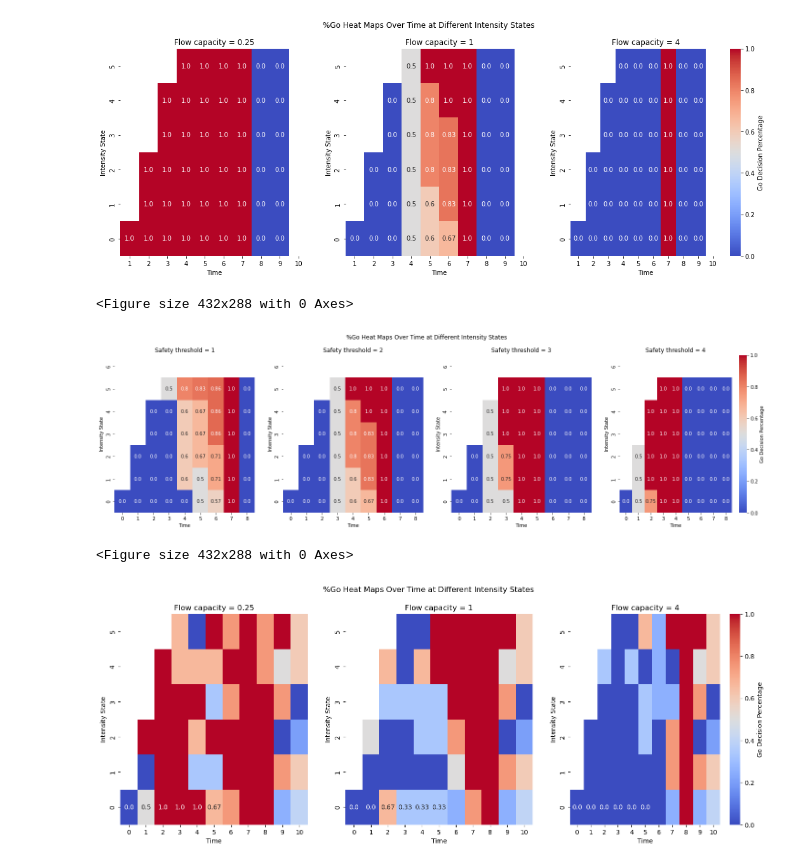
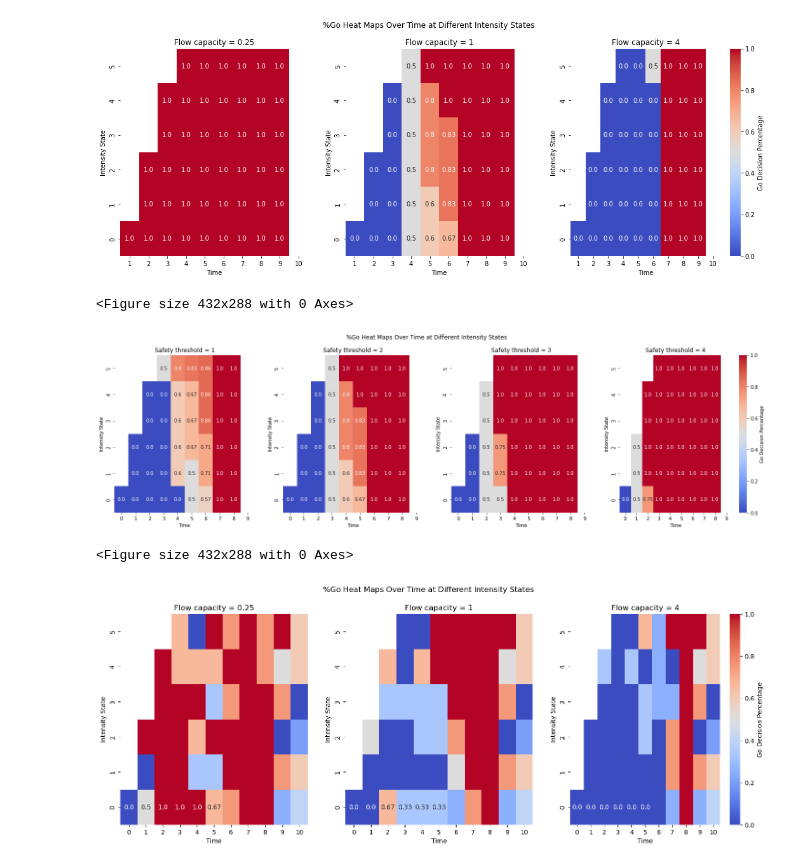
Before and after one commit to songmath-thunderain/msp_models_for_adaptive_disaster_relief_logistics_planning, a Jupyter notebook: Python/output/case-study/table-and-figure/plot-multi-WS-heatmap.ipynb, the cells around one changed output. Drawn from its saved outputs; the diff is of its cells as text; code cells hidden in the pictures.

```diff
--- a/Python/output/case-study/table-and-figure/plot-multi-WS-heatmap.ipynb
+++ b/Python/output/case-study/table-and-figure/plot-multi-WS-heatmap.ipynb
@@ -13,9 +13,9 @@ def create_heatmap_data(data, max_time, max_intensity):
 # %%
 # Example list of heat maps
 heat_maps = [
-    {(0, 0): 1.0, (1, 0): 1.0, (2, 0): 1.0, (3, 0): 1.0, (4, 0): 1.0, (5, 0): 1.0, (6, 0): 1.0, (7, 0): 0.0, (8, 0): 0.0, (0, 1): -1, (1, 1): 1.0, (2, 1): 1.0, (3, 1): 1.0, (4, 1): 1.0, (5, 1): 1.0, (6, 1): 1.0, (7, 1): 0.0, (8, 1): 0.0, (0, 2): -1, (1, 2): 1.0, (2, 2): 1.0, (3, 2): 1.0, (4, 2): 1.0, (5, 2): 1.0, (6, 2): 1.0, (7, 2): 0.0, (8, 2): 0.0, (0, 3): -1, (1, 3): -1, (2, 3): 1.0, (3, 3): 1.0, (4, 3): 1.0, (5, 3): 1.0, (6, 3): 1.0, (7, 3): 0.0, (8, 3): 0.0, (0, 4): -1, (1, 4): -1, (2, 4): 1.0, (3, 4): 1.0, (4, 4): 1.0, (5, 4): 1.0, (6, 4): 1.0, (7, 4): 0.0, (8, 4): 0.0, (0, 5): -1, (1, 5): -1, (2, 5): -1, (3, 5): 1.0, (4, 5): 1.0, (5, 5): 1.0, (6, 5): 1.0, (7, 5): 0.0, (8, 5): 0.0},
-    {(0, 0): 0.0, (1, 0): 0.0, (2, 0): 0.0, (3, 0): 0.5, (4, 0): 0.6, (5, 0): 0.6666666666666666, (6, 0): 1.0, (7, 0): 0.0, (8, 0): 0.0, (0, 1): -1, (1, 1): 0.0, (2, 1): 0.0, (3, 1): 0.5, (4, 1): 0.6, (5, 1): 0.8333333333333334, (6, 1): 1.0, (7, 1): 0.0, (8, 1): 0.0, (0, 2): -1, (1, 2): 0.0, (2, 2): 0.0, (3, 2): 0.5, (4, 2): 0.8, (5, 2): 0.8333333333333334, (6, 2): 1.0, (7, 2): 0.0, (8, 2): 0.0, (0, 3): -1, (1, 3): -1, (2, 3): 0.0, (3, 3): 0.5, (4, 3): 0.8, (5, 3): 0.8333333333333334, (6, 3): 1.0, (7, 3): 0.0, (8, 3): 0.0, (0, 4): -1, (1, 4): -1, (2, 4): 0.0, (3, 4): 0.5, (4, 4): 0.8, (5, 4): 1.0, (6, 4): 1.0, (7, 4): 0.0, (8, 4): 0.0, (0, 5): -1, (1, 5): -1, (2, 5): -1, (3, 5): 0.5, (4, 5): 1.0, (5, 5): 1.0, (6, 5): 1.0, (7, 5): 0.0, (8, 5): 0.0},
-    {(0, 0): 0.0, (1, 0): 0.0, (2, 0): 0.0, (3, 0): 0.0, (4, 0): 0.0, (5, 0): 0.0, (6, 0): 1.0, (7, 0): 0.0, (8, 0): 0.0, (0, 1): -1, (1, 1): 0.0, (2, 1): 0.0, (3, 1): 0.0, (4, 1): 0.0, (5, 1): 0.0, (6, 1): 1.0, (7, 1): 0.0, (8, 1): 0.0, (0, 2): -1, (1, 2): 0.0, (2, 2): 0.0, (3, 2): 0.0, (4, 2): 0.0, (5, 2): 0.0, (6, 2): 1.0, (7, 2): 0.0, (8, 2): 0.0, (0, 3): -1, (1, 3): -1, (2, 3): 0.0, (3, 3): 0.0, (4, 3): 0.0, (5, 3): 0.0, (6, 3): 1.0, (7, 3): 0.0, (8, 3): 0.0, (0, 4): -1, (1, 4): -1, (2, 4): 0.0, (3, 4): 0.0, (4, 4): 0.0, (5, 4): 0.0, (6, 4): 1.0, (7, 4): 0.0, (8, 4): 0.0, (0, 5): -1, (1, 5): -1, (2, 5): -1, (3, 5): 0.0, (4, 5): 0.0, (5, 5): 0.5, (6, 5): 1.0, (7, 5): 0.0, (8, 5): 0.0}
+    {(0, 0): 1.0, (1, 0): 1.0, (2, 0): 1.0, (3, 0): 1.0, (4, 0): 1.0, (5, 0): 1.0, (6, 0): 1.0, (7, 0): 1.0, (8, 0): 1.0, (0, 1): -1, (1, 1): 1.0, (2, 1): 1.0, (3, 1): 1.0, (4, 1): 1.0, (5, 1): 1.0, (6, 1): 1.0, (7, 1): 1.0, (8, 1): 1.0, (0, 2): -1, (1, 2): 1.0, (2, 2): 1.0, (3, 2): 1.0, (4, 2): 1.0, (5, 2): 1.0, (6, 2): 1.0, (7, 2): 1.0, (8, 2): 1.0, (0, 3): -1, (1, 3): -1, (2, 3): 1.0, (3, 3): 1.0, (4, 3): 1.0, (5, 3): 1.0, (6, 3): 1.0, (7, 3): 1.0, (8, 3): 1.0, (0, 4): -1, (1, 4): -1, (2, 4): 1.0, (3, 4): 1.0, (4, 4): 1.0, (5, 4): 1.0, (6, 4): 1.0, (7, 4): 1.0, (8, 4): 1.0, (0, 5): -1, (1, 5): -1, (2, 5): -1, (3, 5): 1.0, (4, 5): 1.0, (5, 5): 1.0, (6, 5): 1.0, (7, 5): 1.0, (8, 5): 1.0},
+    {(0, 0): 0.0, (1, 0): 0.0, (2, 0): 0.0, (3, 0): 0.5, (4, 0): 0.6, (5, 0): 0.6666666666666666, (6, 0): 1.0, (7, 0): 1.0, (8, 0): 1.0, (0, 1): -1, (1, 1): 0.0, (2, 1): 0.0, (3, 1): 0.5, (4, 1): 0.6, (5, 1): 0.8333333333333334, (6, 1): 1.0, (7, 1): 1.0, (8, 1): 1.0, (0, 2): -1, (1, 2): 0.0, (2, 2): 0.0, (3, 2): 0.5, (4, 2): 0.8, (5, 2): 0.8333333333333334, (6, 2): 1.0, (7, 2): 1.0, (8, 2): 1.0, (0, 3): -1, (1, 3): -1, (2, 3): 0.0, (3, 3): 0.5, (4, 3): 0.8, (5, 3): 0.8333333333333334, (6, 3): 1.0, (7, 3): 1.0, (8, 3): 1.0, (0, 4): -1, (1, 4): -1, (2, 4): 0.0, (3, 4): 0.5, (4, 4): 0.8, (5, 4): 1.0, (6, 4): 1.0, (7, 4): 1.0, (8, 4): 1.0, (0, 5): -1, (1, 5): -1, (2, 5): -1, (3, 5): 0.5, (4, 5): 1.0, (5, 5): 1.0, (6, 5): 1.0, (7, 5): 1.0, (8, 5): 1.0},
+    {(0, 0): 0.0, (1, 0): 0.0, (2, 0): 0.0, (3, 0): 0.0, (4, 0): 0.0, (5, 0): 0.0, (6, 0): 1.0, (7, 0): 1.0, (8, 0): 1.0, (0, 1): -1, (1, 1): 0.0, (2, 1): 0.0, (3, 1): 0.0, (4, 1): 0.0, (5, 1): 0.0, (6, 1): 1.0, (7, 1): 1.0, (8, 1): 1.0, (0, 2): -1, (1, 2): 0.0, (2, 2): 0.0, (3, 2): 0.0, (4, 2): 0.0, (5, 2): 0.0, (6, 2): 1.0, (7, 2): 1.0, (8, 2): 1.0, (0, 3): -1, (1, 3): -1, (2, 3): 0.0, (3, 3): 0.0, (4, 3): 0.0, (5, 3): 0.0, (6, 3): 1.0, (7, 3): 1.0, (8, 3): 1.0, (0, 4): -1, (1, 4): -1, (2, 4): 0.0, (3, 4): 0.0, (4, 4): 0.0, (5, 4): 0.0, (6, 4): 1.0, (7, 4): 1.0, (8, 4): 1.0, (0, 5): -1, (1, 5): -1, (2, 5): -1, (3, 5): 0.0, (4, 5): 0.0, (5, 5): 0.5, (6, 5): 1.0, (7, 5): 1.0, (8, 5): 1.0}
 ]
 
 # Titles for each subplot
@@ -60,15 +60,15 @@ plt.suptitle('%Go Heat Maps Over Time at Different Intensity States')
 plt.show()
 plt.savefig("Go_heat_fc-D.png")
 # %% [output]
-[figure, old version]
+[figure, new version]
 <Figure size 432x288 with 0 Axes>
 # %%
 # Example of multiple inventory heat maps
 heat_maps = [
-    {(0, 0): 0.0, (1, 0): 0.0, (2, 0): 0.0, (3, 0): 0.0, (4, 0): 0.0, (5, 0): 0.5, (6, 0): 0.5714285714285714, (7, 0): 1.0, (8, 0): 0.0, (0, 1): -1, (1, 1): 0.0, (2, 1): 0.0, (3, 1): 0.0, (4, 1): 0.6, (5, 1): 0.5, (6, 1): 0.7142857142857143, (7, 1): 1.0, (8, 1): 0.0, (0, 2): -1, (1, 2): 0.0, (2, 2): 0.0, (3, 2): 0.0, (4, 2): 0.6, (5, 2): 0.6666666666666666, (6, 2): 0.7142857142857143, (7, 2): 1.0, (8, 2): 0.0, (0, 3): -1, (1, 3): -1, (2, 3): 0.0, (3, 3): 0.0, (4, 3): 0.6, (5, 3): 0.6666666666666666, (6, 3): 0.8571428571428571, (7, 3): 1.0, (8, 3): 0.0, (0, 4): -1, (1, 4): -1, (2, 4): 0.0, (3, 4): 0.0, (4, 4): 0.6, (5, 4): 0.6666666666666666, (6, 4): 0.8571428571428571, (7, 4): 1.0, (8, 4): 0.0, (0, 5): -1, (1, 5): -1, (2, 5): -1, (3, 5): 0.5, (4, 5): 0.8, (5, 5): 0.8333333333333334, (6, 5): 0.8571428571428571, (7, 5): 1.0, (8, 5): 0.0},
-    {(0, 0): 0.0, (1, 0): 0.0, (2, 0): 0.0, (3, 0): 0.5, (4, 0): 0.6, (5, 0): 0.6666666666666666, (6, 0): 1.0, (7, 0): 0.0, (8, 0): 0.0, (0, 1): -1, (1, 1): 0.0, (2, 1): 0.0, (3, 1): 0.5, (4, 1): 0.6, (5, 1): 0.8333333333333334, (6, 1): 1.0, (7, 1): 0.0, (8, 1): 0.0, (0, 2): -1, (1, 2): 0.0, (2, 2): 0.0, (3, 2): 0.5, (4, 2): 0.8, (5, 2): 0.8333333333333334, (6, 2): 1.0, (7, 2): 0.0, (8, 2): 0.0, (0, 3): -1, (1, 3): -1, (2, 3): 0.0, (3, 3): 0.5, (4, 3): 0.8, (5, 3): 0.8333333333333334, (6, 3): 1.0, (7, 3): 0.0, (8, 3): 0.0, (0, 4): -1, (1, 4): -1, (2, 4): 0.0, (3, 4): 0.5, (4, 4): 0.8, (5, 4): 1.0, (6, 4): 1.0, (7, 4): 0.0, (8, 4): 0.0, (0, 5): -1, (1, 5): -1, (2, 5): -1, (3, 5): 0.5, (4, 5): 1.0, (5, 5): 1.0, (6, 5): 1.0, (7, 5): 0.0, (8, 5): 0.0},
-    {(0, 0): 0.0, (1, 0): 0.0, (2, 0): 0.5, (3, 0): 0.5, (4, 0): 1.0, (5, 0): 1.0, (6, 0): 0.0, (7, 0): 0.0, (8, 0): 0.0, (0, 1): -1, (1, 1): 0.0, (2, 1): 0.5, (3, 1): 0.75, (4, 1): 1.0, (5, 1): 1.0, (6, 1): 0.0, (7, 1): 0.0, (8, 1): 0.0, (0, 2): -1, (1, 2): 0.0, (2, 2): 0.5, (3, 2): 0.75, (4, 2): 1.0, (5, 2): 1.0, (6, 2): 0.0, (7, 2): 0.0, (8, 2): 0.0, (0, 3): -1, (1, 3): -1, (2, 3): 0.5, (3, 3): 1.0, (4, 3): 1.0, (5, 3): 1.0, (6, 3): 0.0, (7, 3): 0.0, (8, 3): 0.0, (0, 4): -1, (1, 4): -1, (2, 4): 0.5, (3, 4): 1.0, (4, 4): 1.0, (5, 4): 1.0, (6, 4): 0.0, (7, 4): 0.0, (8, 4): 0.0, (0, 5): -1, (1, 5): -1, (2, 5): -1, (3, 5): 1.0, (4, 5): 1.0, (5, 5): 1.0, (6, 5): 0.0, (7, 5): 0.0, (8, 5): 0.0},
-    {(0, 0): 0.0, (1, 0): 0.5, (2, 0): 0.75, (3, 0): 1.0, (4, 0): 1.0, (5, 0): 0.0, (6, 0): 0.0, (7, 0): 0.0, (8, 0): 0.0, (0, 1): -1, (1, 1): 0.5, (2, 1): 1.0, (3, 1): 1.0, (4, 1): 1.0, (5, 1): 0.0, (6, 1): 0.0, (7, 1): 0.0, (8, 1): 0.0, (0, 2): -1, (1, 2): 0.5, (2, 2): 1.0, (3, 2): 1.0, (4, 2): 1.0, (5, 2): 0.0, (6, 2): 0.0, (7, 2): 0.0, (8, 2): 0.0, (0, 3): -1, (1, 3): -1, (2, 3): 1.0, (3, 3): 1.0, (4, 3): 1.0, (5, 3): 0.0, (6, 3): 0.0, (7, 3): 0.0, (8, 3): 0.0, (0, 4): -1, (1, 4): -1, (2, 4): 1.0, (3, 4): 1.0, (4, 4): 1.0, (5, 4): 0.0, (6, 4): 0.0, (7, 4): 0.0, (8, 4): 0.0, (0, 5): -1, (1, 5): -1, (2, 5): -1, (3, 5): 1.0, (4, 5): 1.0, (5, 5): 0.0, (6, 5): 0.0, (7, 5): 0.0, (8, 5): 0.0}
+    {(0, 0): 0.0, (1, 0): 0.0, (2, 0): 0.0, (3, 0): 0.0, (4, 0): 0.0, (5, 0): 0.5, (6, 0): 0.5714285714285714, (7, 0): 1.0, (8, 0): 1.0, (0, 1): -1, (1, 1): 0.0, (2, 1): 0.0, (3, 1): 0.0, (4, 1): 0.6, (5, 1): 0.5, (6, 1): 0.7142857142857143, (7, 1): 1.0, (8, 1): 1.0, (0, 2): -1, (1, 2): 0.0, (2, 2): 0.0, (3, 2): 0.0, (4, 2): 0.6, (5, 2): 0.6666666666666666, (6, 2): 0.7142857142857143, (7, 2): 1.0, (8, 2): 1.0, (0, 3): -1, (1, 3): -1, (2, 3): 0.0, (3, 3): 0.0, (4, 3): 0.6, (5, 3): 0.6666666666666666, (6, 3): 0.8571428571428571, (7, 3): 1.0, (8, 3): 1.0, (0, 4): -1, (1, 4): -1, (2, 4): 0.0, (3, 4): 0.0, (4, 4): 0.6, (5, 4): 0.6666666666666666, (6, 4): 0.8571428571428571, (7, 4): 1.0, (8, 4): 1.0, (0, 5): -1, (1, 5): -1, (2, 5): -1, (3, 5): 0.5, (4, 5): 0.8, (5, 5): 0.8333333333333334, (6, 5): 0.8571428571428571, (7, 5): 1.0, (8, 5): 1.0},
+    {(0, 0): 0.0, (1, 0): 0.0, (2, 0): 0.0, (3, 0): 0.5, (4, 0): 0.6, (5, 0): 0.6666666666666666, (6, 0): 1.0, (7, 0): 1.0, (8, 0): 1.0, (0, 1): -1, (1, 1): 0.0, (2, 1): 0.0, (3, 1): 0.5, (4, 1): 0.6, (5, 1): 0.8333333333333334, (6, 1): 1.0, (7, 1): 1.0, (8, 1): 1.0, (0, 2): -1, (1, 2): 0.0, (2, 2): 0.0, (3, 2): 0.5, (4, 2): 0.8, (5, 2): 0.8333333333333334, (6, 2): 1.0, (7, 2): 1.0, (8, 2): 1.0, (0, 3): -1, (1, 3): -1, (2, 3): 0.0, (3, 3): 0.5, (4, 3): 0.8, (5, 3): 0.8333333333333334, (6, 3): 1.0, (7, 3): 1.0, (8, 3): 1.0, (0, 4): -1, (1, 4): -1, (2, 4): 0.0, (3, 4): 0.5, (4, 4): 0.8, (5, 4): 1.0, (6, 4): 1.0, (7, 4): 1.0, (8, 4): 1.0, (0, 5): -1, (1, 5): -1, (2, 5): -1, (3, 5): 0.5, (4, 5): 1.0, (5, 5): 1.0, (6, 5): 1.0, (7, 5): 1.0, (8, 5): 1.0},
+    {(0, 0): 0.0, (1, 0): 0.0, (2, 0): 0.5, (3, 0): 0.5, (4, 0): 1.0, (5, 0): 1.0, (6, 0): 1.0, (7, 0): 1.0, (8, 0): 1.0, (0, 1): -1, (1, 1): 0.0, (2, 1): 0.5, (3, 1): 0.75, (4, 1): 1.0, (5, 1): 1.0, (6, 1): 1.0, (7, 1): 1.0, (8, 1): 1.0, (0, 2): -1, (1, 2): 0.0, (2, 2): 0.5, (3, 2): 0.75, (4, 2): 1.0, (5, 2): 1.0, (6, 2): 1.0, (7, 2): 1.0, (8, 2): 1.0, (0, 3): -1, (1, 3): -1, (2, 3): 0.5, (3, 3): 1.0, (4, 3): 1.0, (5, 3): 1.0, (6, 3): 1.0, (7, 3): 1.0, (8, 3): 1.0, (0, 4): -1, (1, 4): -1, (2, 4): 0.5, (3, 4): 1.0, (4, 4): 1.0, (5, 4): 1.0, (6, 4): 1.0, (7, 4): 1.0, (8, 4): 1.0, (0, 5): -1, (1, 5): -1, (2, 5): -1, (3, 5): 1.0, (4, 5): 1.0, (5, 5): 1.0, (6, 5): 1.0, (7, 5): 1.0, (8, 5): 1.0},
+    {(0, 0): 0.0, (1, 0): 0.5, (2, 0): 0.75, (3, 0): 1.0, (4, 0): 1.0, (5, 0): 1.0, (6, 0): 1.0, (7, 0): 1.0, (8, 0): 1.0, (0, 1): -1, (1, 1): 0.5, (2, 1): 1.0, (3, 1): 1.0, (4, 1): 1.0, (5, 1): 1.0, (6, 1): 1.0, (7, 1): 1.0, (8, 1): 1.0, (0, 2): -1, (1, 2): 0.5, (2, 2): 1.0, (3, 2): 1.0, (4, 2): 1.0, (5, 2): 1.0, (6, 2): 1.0, (7, 2): 1.0, (8, 2): 1.0, (0, 3): -1, (1, 3): -1, (2, 3): 1.0, (3, 3): 1.0, (4, 3): 1.0, (5, 3): 1.0, (6, 3): 1.0, (7, 3): 1.0, (8, 3): 1.0, (0, 4): -1, (1, 4): -1, (2, 4): 1.0, (3, 4): 1.0, (4, 4): 1.0, (5, 4): 1.0, (6, 4): 1.0, (7, 4): 1.0, (8, 4): 1.0, (0, 5): -1, (1, 5): -1, (2, 5): -1, (3, 5): 1.0, (4, 5): 1.0, (5, 5): 1.0, (6, 5): 1.0, (7, 5): 1.0, (8, 5): 1.0}
     # Add more heat maps as needed
 ]
 
@@ -82,37 +82,37 @@ titles = [
 ]
 # %%
 # Determine the maximum values for time and intensity across all datasets
-max_time = max(key[0] for data in heat_maps for key in data.keys())
-max_intensity = max(key[1]+1 for data in heat_maps for key in data.keys())
+max_time = max(key[0]+1 for data in heat_maps for key in data.keys())
+max_intensity = max(key[1] for data in heat_maps for key in data.keys())
 
 # Create a subplot for each dataset
 fig, axes = plt.subplots(1, len(heat_maps), figsize=(6 * len(heat_maps), 6))
 
 # If there's only one heatmap, axes won't be a list, so we make it one
 if len(heat_maps) == 1:
     axes = [axes]
 
 # Plot each heatmap
 for i, (data, title) in enumerate(zip(heat_maps, titles)):
     heatmap_data = create_heatmap_data(data, max_time, max_intensity)
     mask = np.isnan(heatmap_data)
 
     # Create a masked array to handle annotations
     annotated_data = np.where(mask, "", np.round(heatmap_data, 2).astype(str))
 
     sns.heatmap(heatmap_data, mask=mask, annot=annotated_data, fmt='', cmap="coolwarm", cbar=i == len(heat_maps) - 1,
                     cbar_kws={'label': 'Go Decision Percentage'}, vmin=0, vmax=1, ax=axes[i])
 
     axes[i].set_title(title)
     axes[i].set_xlabel('Time')
     axes[i].set_ylabel('Intensity State')
     axes[i].invert_yaxis()
 
 plt.suptitle('%Go Heat Maps Over Time at Different Intensity States')
 plt.show()
 plt.savefig("Go_heat_st-D.png")
 # %% [output]
-[figure, old version]
+[figure, new version]
 <Figure size 432x288 with 0 Axes>
 # %%
 # Example list of heat maps
```
Also changed, not shown: 12 other files.
